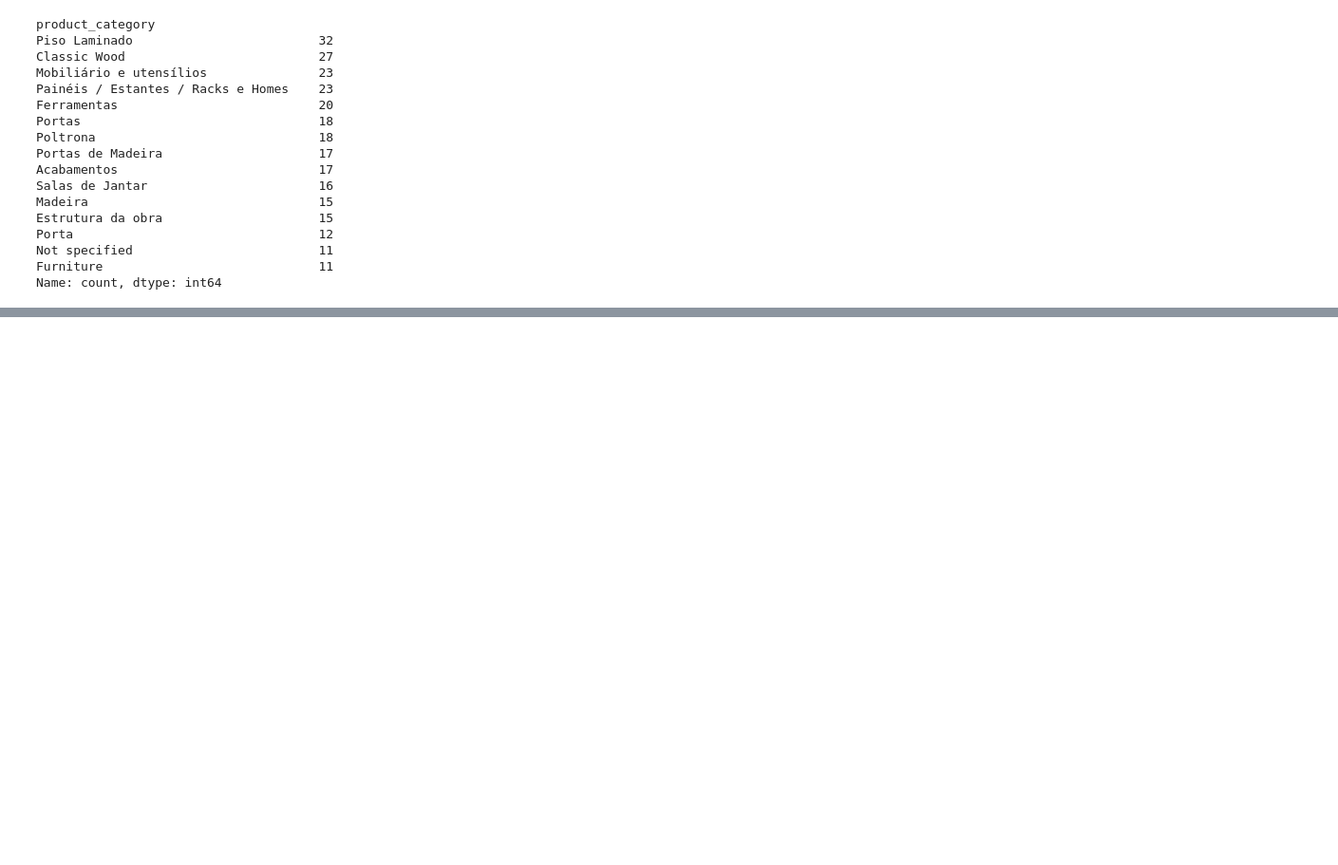
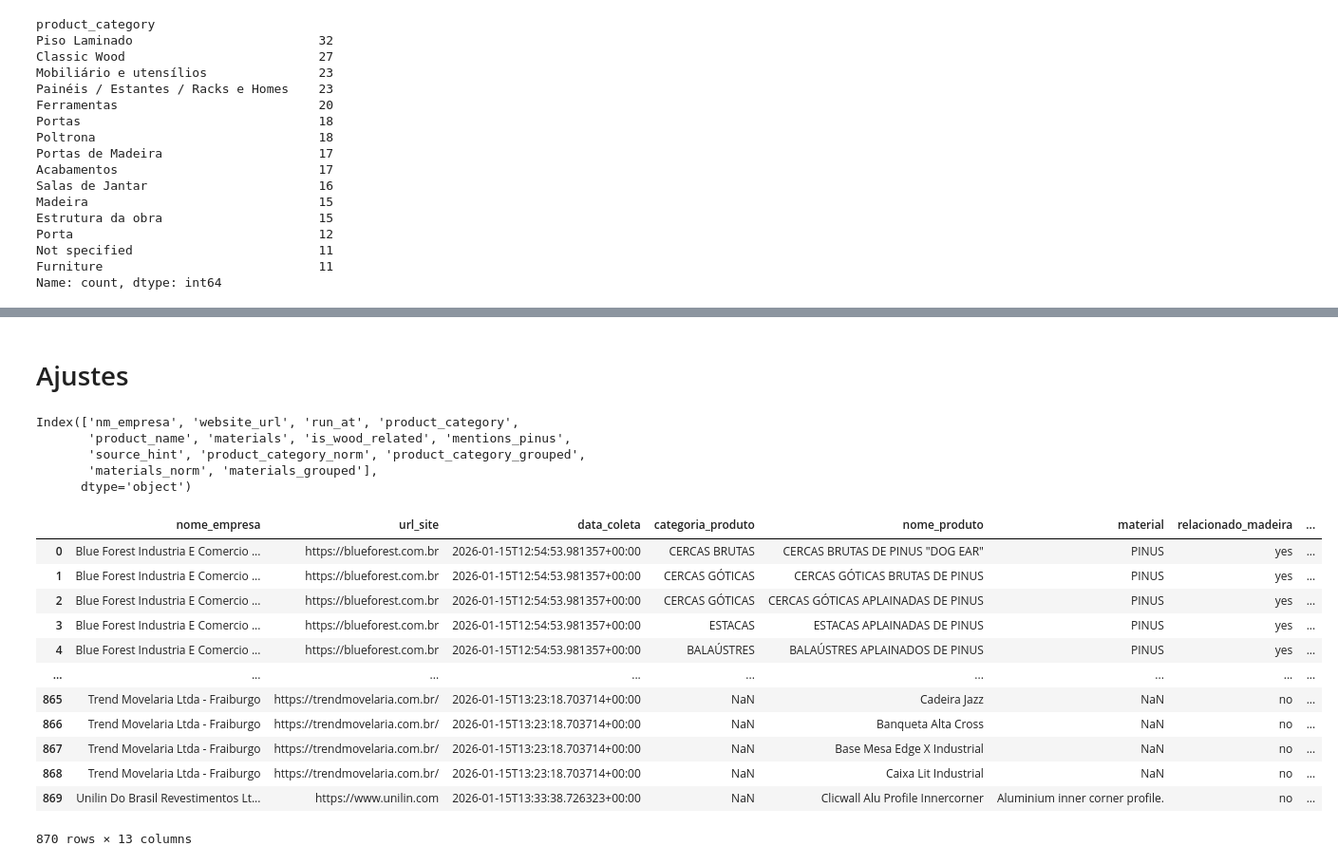
Before and after one commit to matheusrosa-obs/seleme_wood, a Jupyter notebook: Scripts/portifolio.ipynb, the cells around one changed output, grey strips where cells are left out. Shown at 95% size. Drawn from its saved outputs; the diff is of its cells as text; code cells hidden in the pictures; blank space fills up the shorter version.

```diff
--- a/Scripts/portifolio.ipynb
+++ b/Scripts/portifolio.ipynb
@@ -147,0 +220,12 @@ Name: count, Length: 125, dtype: int64
+# %%
+import pandas as pd
+import unidecode
+
+def normalize_text(text):
+    if pd.isna(text):
+        return ""
+    text = str(text).strip().lower()
+    text = unidecode.unidecode(text)
+    return text
+
+df_itens["materials_norm"] = df_itens["materials"].apply(normalize_text)
@@ -147,0 +252,2 @@ Name: count, Length: 125, dtype: int64
+# %%
+df_itens["materials_grouped"] = df_itens["materials_norm"].apply(materials_grouping)
@@ -147,0 +317,49 @@ Name: count, Length: 125, dtype: int64
+# %% [markdown]
+# Ajustes
+# %%
+df_itens.columns
+# %% [output]
+Index(['nm_empresa', 'website_url', 'run_at', 'product_category',
+       'product_name', 'materials', 'is_wood_related', 'mentions_pinus',
+       'source_hint', 'product_category_norm', 'product_category_grouped',
+       'materials_norm', 'materials_grouped'],
+      dtype='object')
+# %%
+COLUNAS_PT = {
+    "nm_empresa": "nome_empresa",
+    "website_url": "url_site",
+    "run_at": "data_coleta",
+
+    "product_category": "categoria_produto",
+    "product_category_norm": "categoria_produto_norm",
+    "product_category_grouped": "categoria_produto_grupo",
+
+    "product_name": "nome_produto",
+
+    "materials": "material",
+    "materials_norm": "material_norm",
+    "materials_grouped": "material_grupo",
+
+    "is_wood_related": "relacionado_madeira",
+    "mentions_pinus": "menciona_pinus",
+
+    "source_hint": "fonte_indicio"
+}
+# %%
+df_itens = df_itens.rename(columns=COLUNAS_PT)
+# %%
+df_itens
+# %% [output]
+|  | nome_empresa | url_site | data_coleta | categoria_produto | nome_produto | material | relacionado_madeira | ... |
+| 0 | Blue Forest Industria E Comercio ... | https://blueforest.com.br | 2026-01-15T12:54:53.981357+00:00 | CERCAS BRUTAS | CERCAS BRUTAS DE PINUS "DOG EAR" | PINUS | yes | ... |
+| 1 | Blue Forest Industria E Comercio ... | https://blueforest.com.br | 2026-01-15T12:54:53.981357+00:00 | CERCAS GÓTICAS | CERCAS GÓTICAS BRUTAS DE PINUS | PINUS | yes | ... |
+| 2 | Blue Forest Industria E Comercio ... | https://blueforest.com.br | 2026-01-15T12:54:53.981357+00:00 | CERCAS GÓTICAS | CERCAS GÓTICAS APLAINADAS DE PINUS | PINUS | yes | ... |
+| 3 | Blue Forest Industria E Comercio ... | https://blueforest.com.br | 2026-01-15T12:54:53.981357+00:00 | ESTACAS | ESTACAS APLAINADAS DE PINUS | PINUS | yes | ... |
+| 4 | Blue Forest Industria E Comercio ... | https://blueforest.com.br | 2026-01-15T12:54:53.981357+00:00 | BALAÚSTRES | BALAÚSTRES APLAINADOS DE PINUS | PINUS | yes | ... |
+| ... | ... | ... | ... | ... | ... | ... | ... | ... |
+| 865 | Trend Movelaria Ltda - Fraiburgo | https://trendmovelaria.com.br/ | 2026-01-15T13:23:18.703714+00:00 | NaN | Cadeira Jazz | NaN | no | ... |
+| 866 | Trend Movelaria Ltda - Fraiburgo | https://trendmovelaria.com.br/ | 2026-01-15T13:23:18.703714+00:00 | NaN | Banqueta Alta Cross | NaN | no | ... |
+| 867 | Trend Movelaria Ltda - Fraiburgo | https://trendmovelaria.com.br/ | 2026-01-15T13:23:18.703714+00:00 | NaN | Base Mesa Edge X Industrial | NaN | no | ... |
+| 868 | Trend Movelaria Ltda - Fraiburgo | https://trendmovelaria.com.br/ | 2026-01-15T13:23:18.703714+00:00 | NaN | Caixa Lit Industrial | NaN | no | ... |
+| 869 | Unilin Do Brasil Revestimentos Lt... | https://www.unilin.com | 2026-01-15T13:33:38.726323+00:00 | NaN | Clicwall Alu Profile Innercorner | Aluminium inner corner profile. | no | ... |
+870 rows × 13 columns
```
Also changed, not shown: parts of 14 cells of this notebook, 5 other files.
